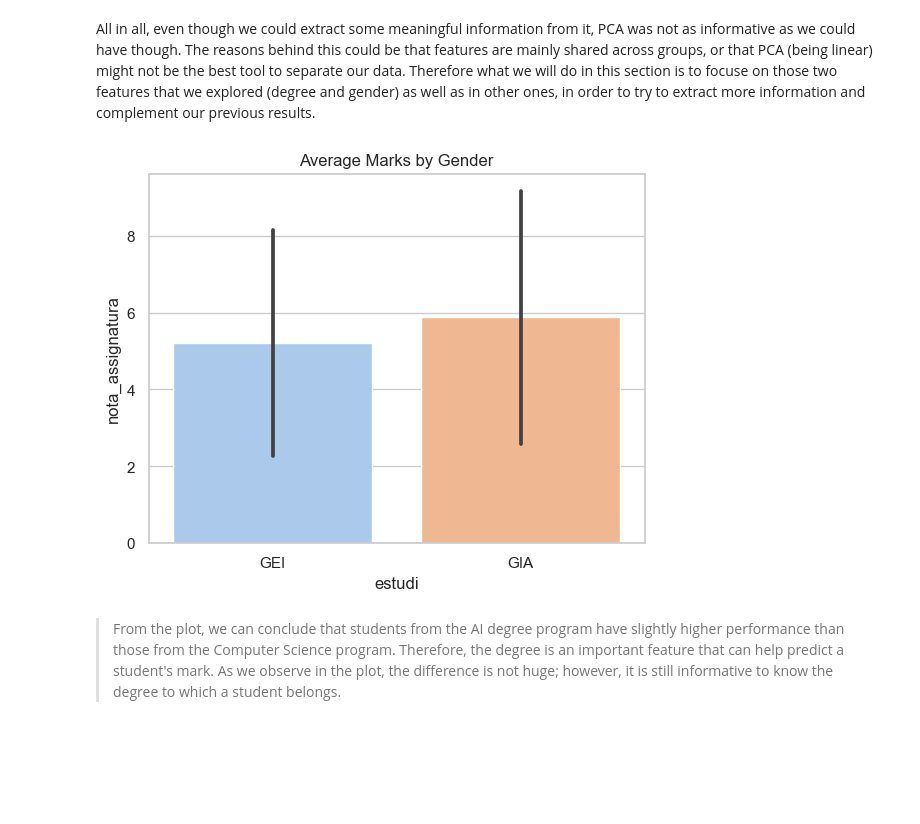
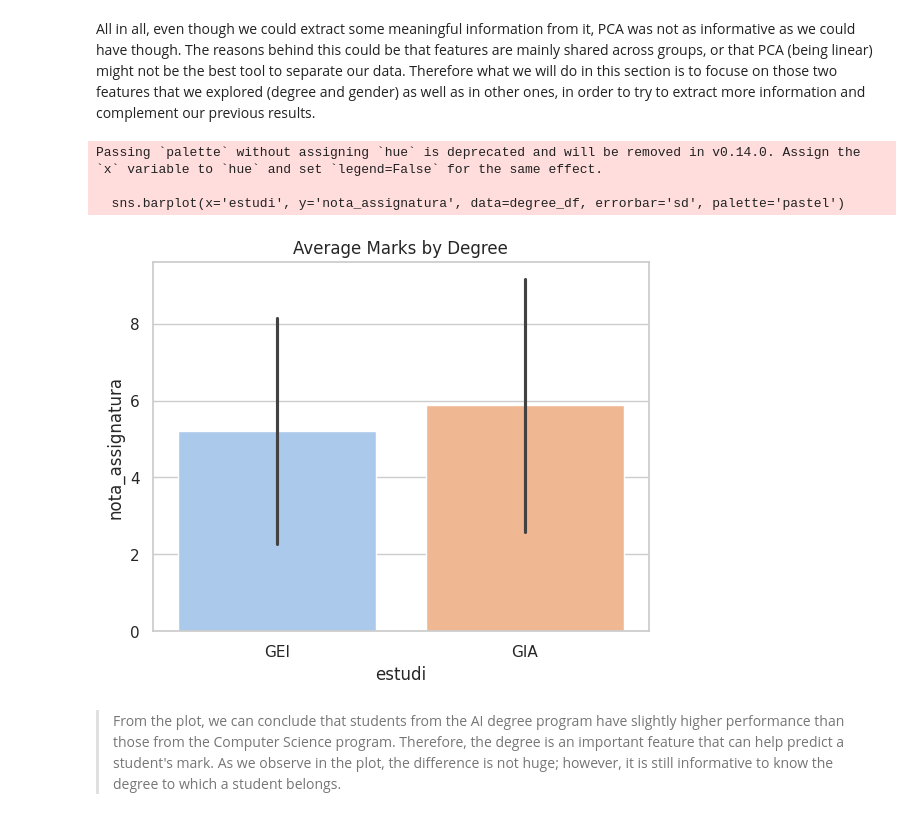
Before and after one commit to laurabolta/Synthesis-Project-I, a Jupyter notebook: Student_plots.ipynb, the cells around one changed output. Cells and saved outputs as stored; diff of their text form; code cells hidden in the pictures; blank space fills up the shorter version.

```diff
--- a/Student_plots.ipynb
+++ b/Student_plots.ipynb
@@ -724,17 +730,20 @@ All in all, even though we could extract some meaningful information from it, PC
 # %%
 # Create a copy of the numerical DataFrame with names mapped
 df = numerical_df.copy()
 df['estudi'] = df['estudi'].map({0: 'GIA', 1: 'GEI'})
 
 # Extract only the columns of interest
 degree_df = df[['estudi', 'nota_assignatura']]
 
 # Plot
 sns.barplot(x='estudi', y='nota_assignatura', data=degree_df, errorbar='sd', palette='pastel')
-plt.title('Average Marks by Gender')
+plt.title('Average Marks by Degree')
 plt.show()
 # %% [output]
+Passing `palette` without assigning `hue` is deprecated and will be removed in v0.14.0. Assign the `x` variable to `hue` and set `legend=False` for the same effect.
+
+  sns.barplot(x='estudi', y='nota_assignatura', data=degree_df, errorbar='sd', palette='pastel')
-[figure, old version]
+[figure, new version]
 # %% [markdown]
 > From the plot, we can conclude that students from the AI degree program have slightly higher performance than those from the Computer Science program. Therefore, the degree is an important feature that can help predict a student's mark. As we observe in the plot, the difference is not huge; however, it is still informative to know the degree to which a student belongs.
 # %%
```
Also changed, not shown: parts of 17 cells of this notebook, 1 other file.
